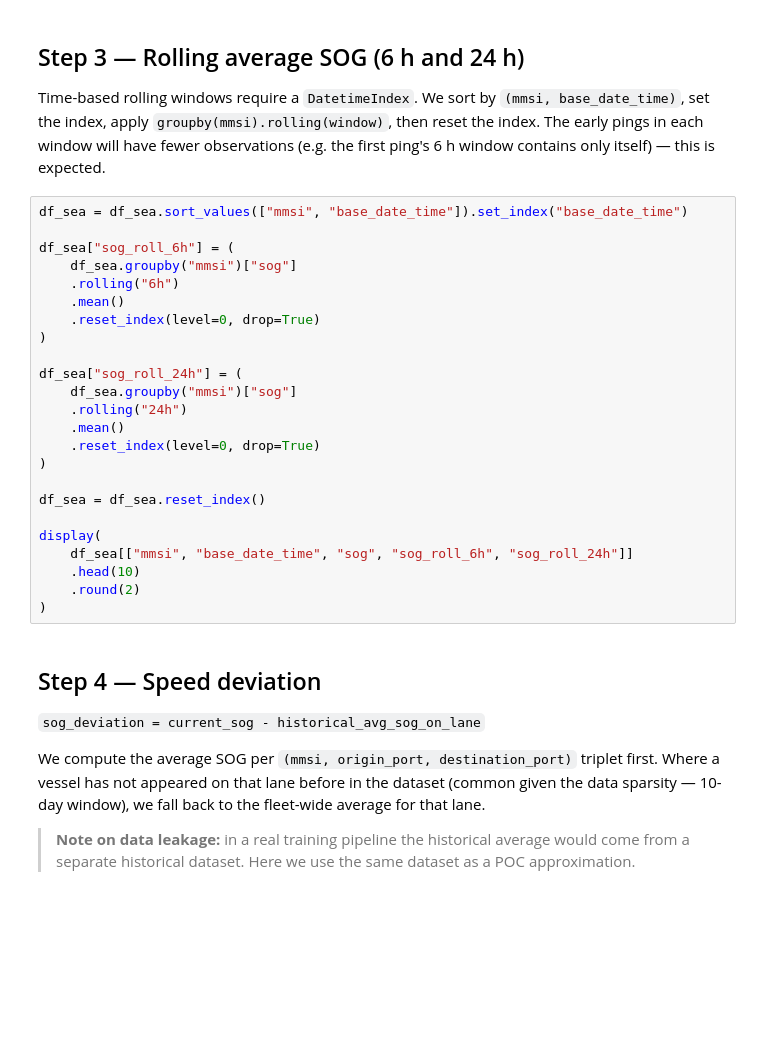
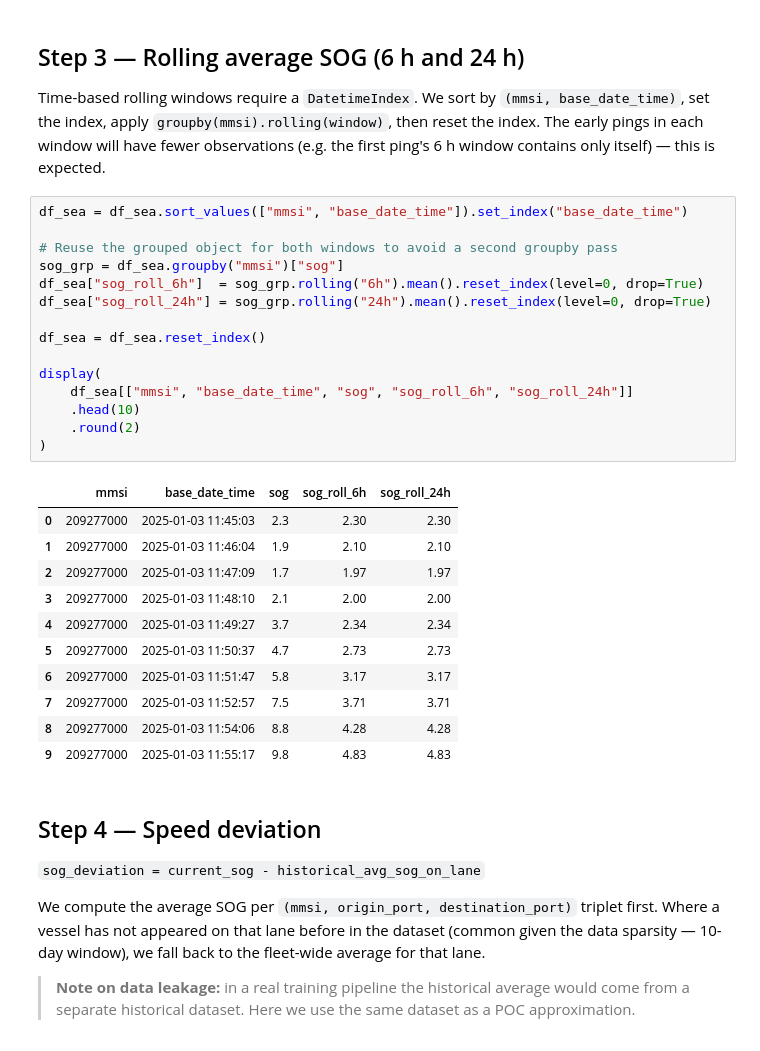
Before and after one commit to JefVanLaer/delay_predictor, a Jupyter notebook: notebooks/training.ipynb, the cells around one changed output. Drawn from its saved outputs; the diff is of its cells as text; blank space fills up the shorter version.

```diff
--- a/notebooks/training.ipynb
+++ b/notebooks/training.ipynb
@@ -161,27 +210,30 @@ then reset the index.  The early pings in each window will have fewer observatio
 # %%
 df_sea = df_sea.sort_values(["mmsi", "base_date_time"]).set_index("base_date_time")
 
-df_sea["sog_roll_6h"] = (
-    df_sea.groupby("mmsi")["sog"]
-    .rolling("6h")
-    .mean()
-    .reset_index(level=0, drop=True)
-)
-
-df_sea["sog_roll_24h"] = (
-    df_sea.groupby("mmsi")["sog"]
-    .rolling("24h")
-    .mean()
-    .reset_index(level=0, drop=True)
-)
+# Reuse the grouped object for both windows to avoid a second groupby pass
+sog_grp = df_sea.groupby("mmsi")["sog"]
+df_sea["sog_roll_6h"]  = sog_grp.rolling("6h").mean().reset_index(level=0, drop=True)
+df_sea["sog_roll_24h"] = sog_grp.rolling("24h").mean().reset_index(level=0, drop=True)
 
 df_sea = df_sea.reset_index()
 
 display(
     df_sea[["mmsi", "base_date_time", "sog", "sog_roll_6h", "sog_roll_24h"]]
     .head(10)
     .round(2)
 )
+# %% [output]
+|  | mmsi | base_date_time | sog | sog_roll_6h | sog_roll_24h |
+| 0 | 209277000 | 2025-01-03 11:45:03 | 2.3 | 2.30 | 2.30 |
+| 1 | 209277000 | 2025-01-03 11:46:04 | 1.9 | 2.10 | 2.10 |
+| 2 | 209277000 | 2025-01-03 11:47:09 | 1.7 | 1.97 | 1.97 |
+| 3 | 209277000 | 2025-01-03 11:48:10 | 2.1 | 2.00 | 2.00 |
+| 4 | 209277000 | 2025-01-03 11:49:27 | 3.7 | 2.34 | 2.34 |
+| 5 | 209277000 | 2025-01-03 11:50:37 | 4.7 | 2.73 | 2.73 |
+| 6 | 209277000 | 2025-01-03 11:51:47 | 5.8 | 3.17 | 3.17 |
+| 7 | 209277000 | 2025-01-03 11:52:57 | 7.5 | 3.71 | 3.71 |
+| 8 | 209277000 | 2025-01-03 11:54:06 | 8.8 | 4.28 | 4.28 |
+| 9 | 209277000 | 2025-01-03 11:55:17 | 9.8 | 4.83 | 4.83 |
 # %% [markdown]
 ## Step 4 — Speed deviation
 
```
Also changed, not shown: parts of 13 cells of this notebook, 2 other files.
